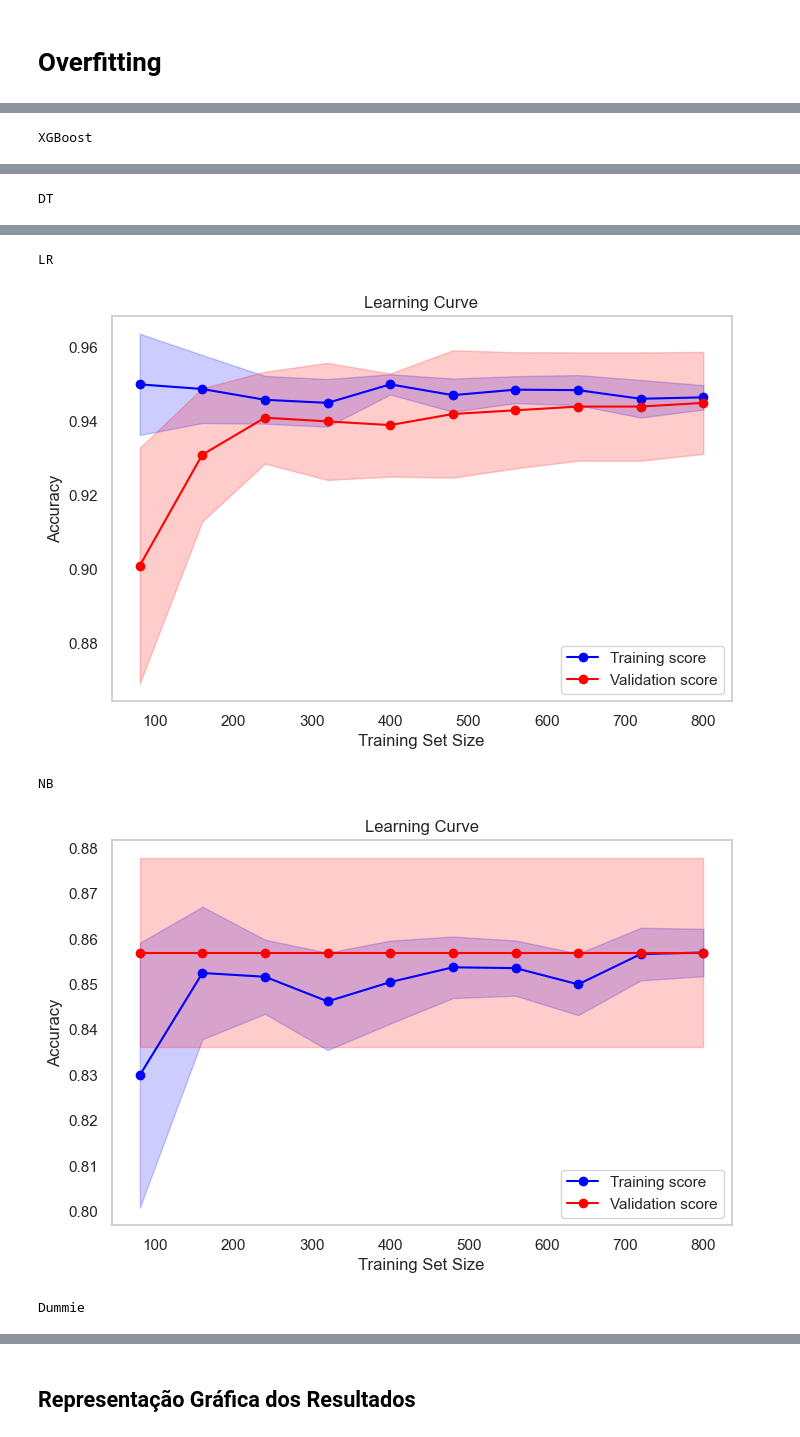
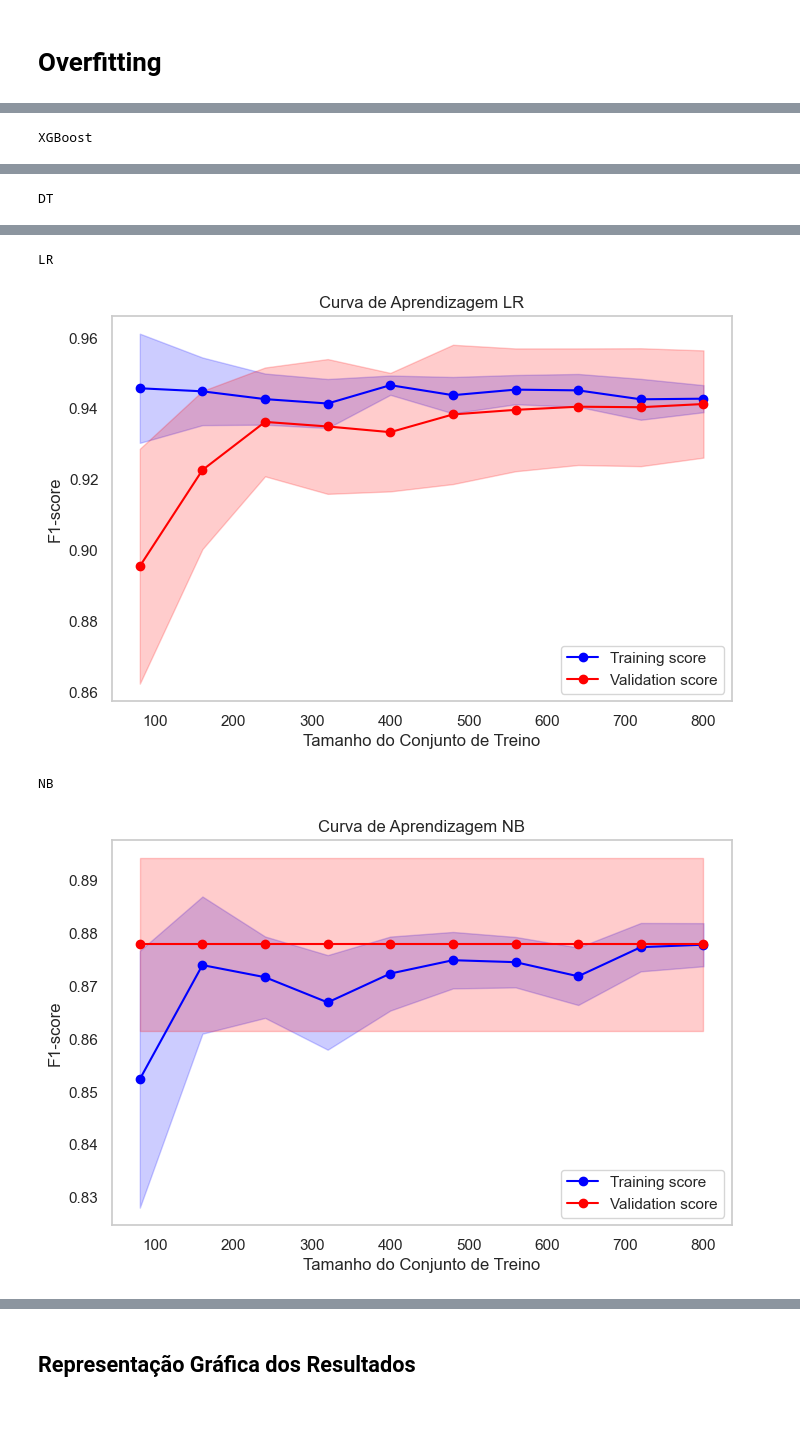
Before and after one commit to FranGoncal/ProjetoLEI, a Jupyter notebook: kaggle_only.ipynb, the cells around one changed output, grey strips where cells are left out. Drawn from its saved outputs; the diff is of its cells as text; code cells hidden in the pictures.

```diff
--- a/kaggle_only.ipynb
+++ b/kaggle_only.ipynb
@@ -1114,13 +1114,13 @@ Dummie
 # %%
 
-def plot_learning_curve(model, X, y):
+def plot_learning_curve(model, X, y, name):
     train_sizes, train_scores, test_scores = learning_curve(
         estimator=model,
         X=X,
         y=y,
         cv=StratifiedKFold(n_splits=5, shuffle=True, random_state=42),
         train_sizes=np.linspace(0.1, 1.0, 10),
-        scoring='accuracy'
+        scoring='f1_weighted'
     )
 
     train_mean = np.mean(train_scores, axis=1)
@@ -1133,16 +1133,25 @@ def plot_learning_curve(model, X, y):
     plt.fill_between(train_sizes, train_mean - train_std, train_mean + train_std, alpha=0.2, color='blue')
     plt.plot(train_sizes, test_mean, 'o-', label='Validation score', color='red')
     plt.fill_between(train_sizes, test_mean - test_std, test_mean + test_std, alpha=0.2, color='red')
-    plt.xlabel("Training Set Size")
-    plt.ylabel("Accuracy")
-    plt.title("Learning Curve")
+    plt.xlabel("Tamanho do Conjunto de Treino")
+    plt.ylabel("F1-score")
+    plt.title("Curva de Aprendizagem "+str(name))
     plt.legend(loc="best")
     plt.grid()
     plt.show()
 
     # Exemplo para Random Forest
+
+classifiers = {
+    "RF": RandomForestClassifier(random_state=42),
+    "SVM": SVC(kernel='linear', random_state=42, probability=True),
+    "XGBoost": XGBClassifier(random_state=42, n_estimators=200, max_depth=3, learning_rate=1, objective='binary:logistic',reg_alpha=0.5, reg_lambda=1, subsample=0.8, colsample_bytree=0.8),
+    "DT": DecisionTreeClassifier(random_state=42),
+    "LR": LogisticRegression(random_state=42, max_iter=1000),
+    "NB": GaussianNB()
+}
 for name, model in classifiers.items():
     print(name)
-    plot_learning_curve(model, X, y)
+    plot_learning_curve(model, X, y, name)
 # %% [output]
 RF
@@ -1156,5 +1165,4 @@ DT
 LR
-[figure, old version]
+[figure, new version]
 NB
-[figure, old version]
+[figure, new version]
-Dummie
```
Also changed, not shown: parts of 35 cells of this notebook, 1 other file.
